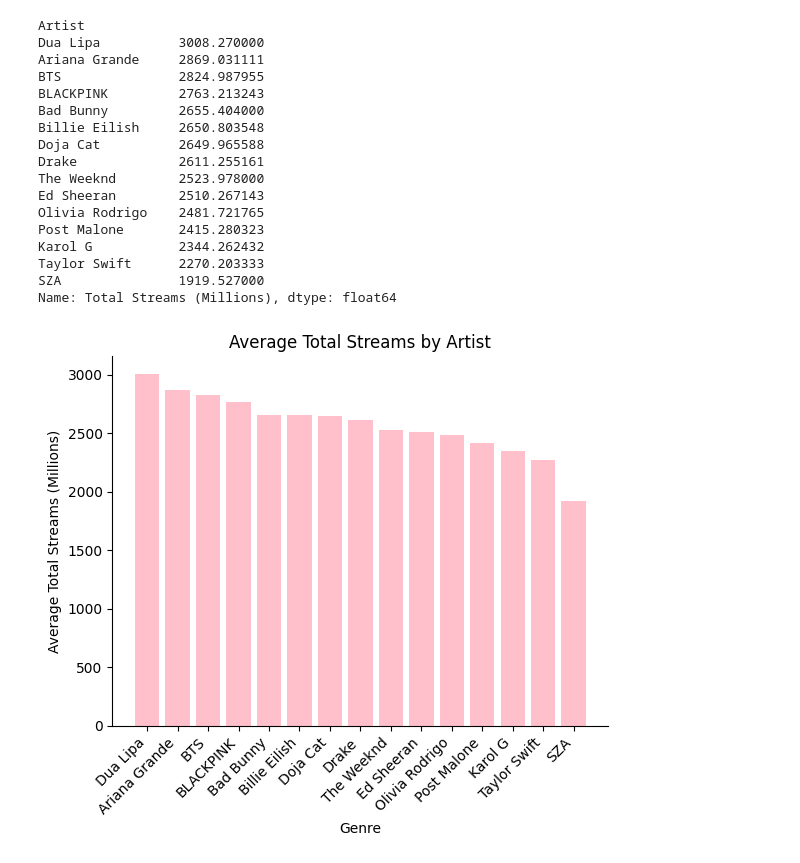
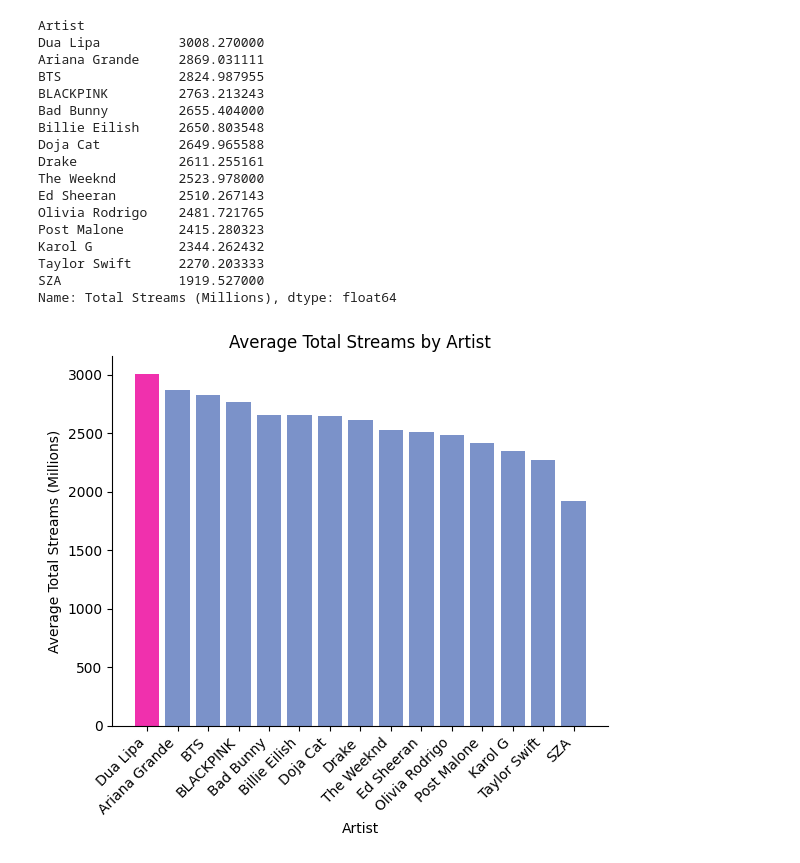
Before and after one commit to ckongshaug87/learning_plots_chrissykongshaug, a Jupyter notebook: notebooks/ckongshaug_matplotlib.ipynb, the cells around one changed output. Saved outputs shown, nothing was run; the diff lists cells and outputs as text; code cells hidden in the pictures.

Commit message:
finishing bar charts

```diff
--- a/notebooks/ckongshaug_matplotlib.ipynb
+++ b/notebooks/ckongshaug_matplotlib.ipynb
@@ -72,24 +72,27 @@ Karol G           2344.262432
 Taylor Swift      2270.203333
 SZA               1919.527000
 Name: Total Streams (Millions), dtype: float64
-# %%
-plt.Figure(figsize=(10,6))
-colors =["#7b92c9"*len(avg_artist_streams)]
-
-max_index = avg_artist_streams.idmax()
-highlight_position= avg_artist_streams.index.get_loc(max_index)
-colors[highlight_position]= "#f030ad"
-plt.bar(avg_artist_streams.index, avg_artist_streams.values, color ="pink")
-ax = plt.gca()
-ax.spines['top'].set_visible(False)
-ax.spines['right'].set_visible(False)
-
-plt.xlabel("Genre")
-plt.ylabel("Average Total Streams (Millions)")
-plt.title("Average Total Streams by Artist")
-plt.xticks(rotation=45, ha="right")
-
-plt.tight_layout
-plt.show()
-# %% [output]
-[figure, removed]
+# %%
+plt.Figure(figsize=(10,6))
+colors = ["#7b92c9"] * len(avg_artist_streams)
+
+max_index = avg_artist_streams.idxmax()
+
+highlight_position= avg_artist_streams.index.get_loc(max_index)
+
+colors[highlight_position]= "#f030ad"
+
+plt.bar(avg_artist_streams.index, avg_artist_streams.values, color =colors, width=.8)
+ax = plt.gca()
+ax.spines['top'].set_visible(False)
+ax.spines['right'].set_visible(False)
+
+plt.xlabel("Artist")
+plt.ylabel("Average Total Streams (Millions)")
+plt.title("Average Total Streams by Artist")
+plt.xticks(rotation=45, ha="right")
+
+plt.tight_layout
+plt.show()
+# %% [output]
+[figure, added]
```
Also changed, not shown: parts of 1 cell of this notebook, 1 other file.
